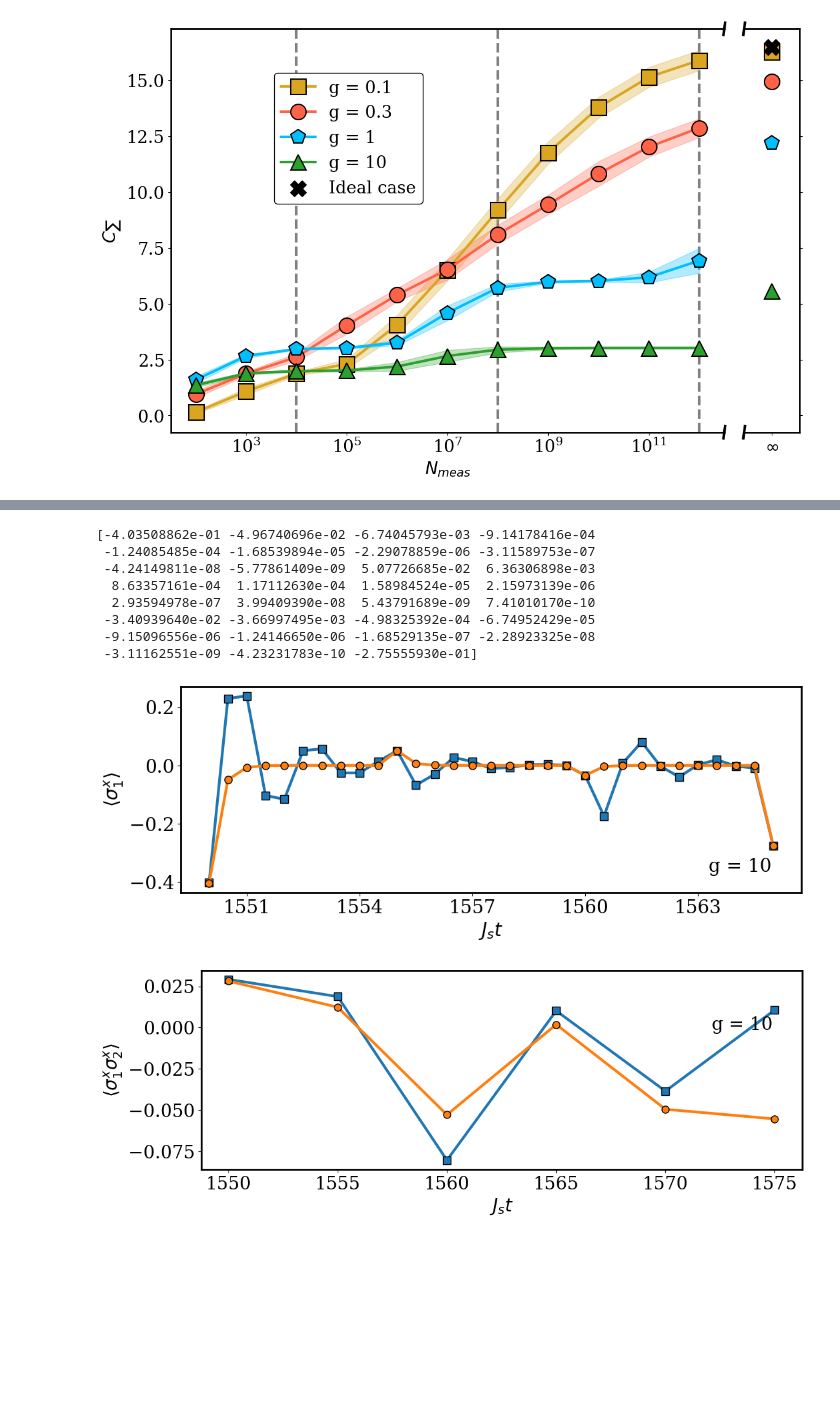
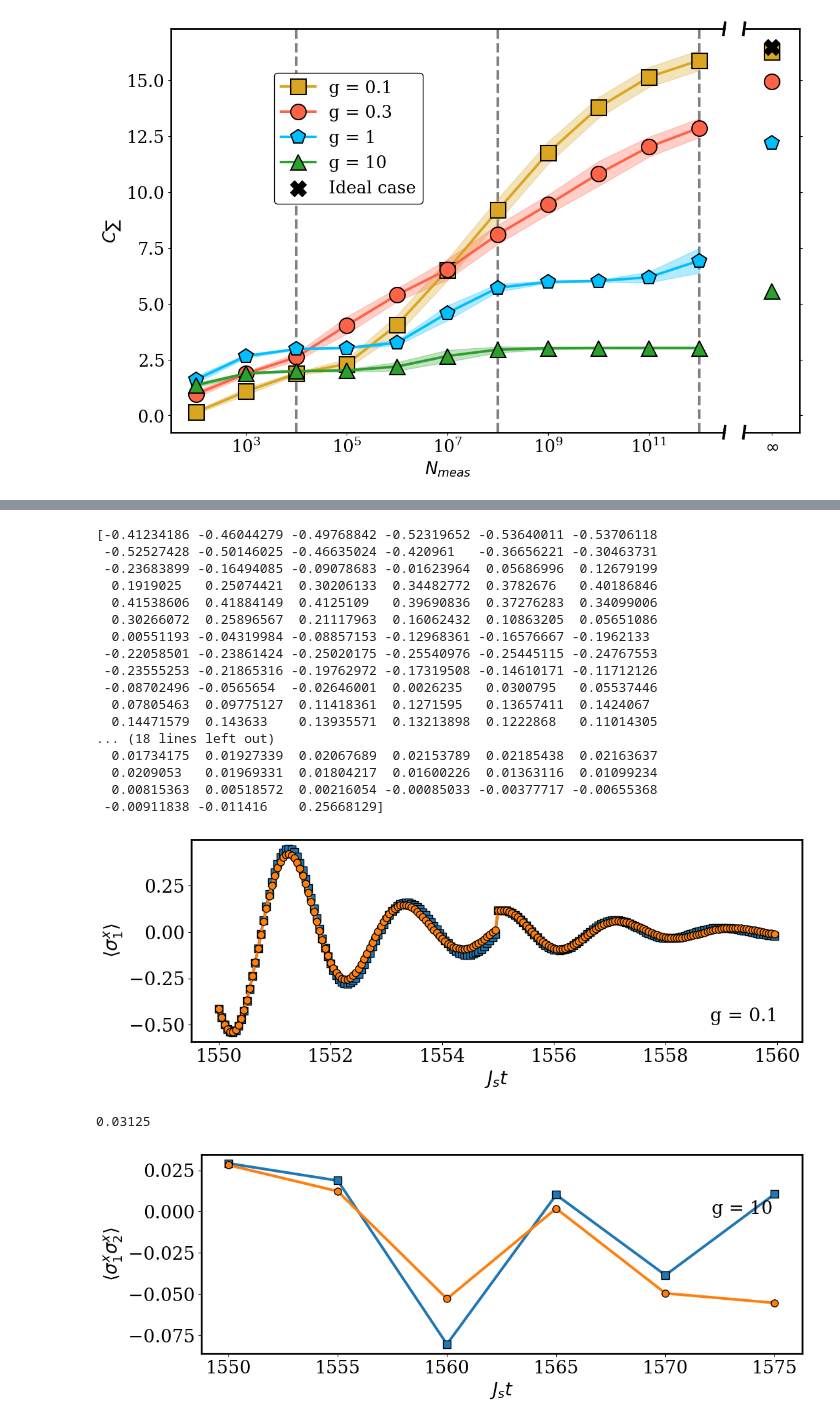
Before and after one commit to Mate1Coll/Neural-Network-in-Deep-Quantum-Classical-Architectures, a Jupyter notebook: test.ipynb, the cells around one changed output, grey strips where cells are left out. Cells and saved outputs as stored; diff of their text form; code cells hidden in the pictures; blank space fills up the shorter version.

```diff
--- a/test.ipynb
+++ b/test.ipynb
@@ -428,7 +428,7 @@ def obs_dynamics_comparison(L, Js, h, W, Vmp, task_name, dt=10, L_max=1, MeasStr
 	t_inj = np.arange(t_length, step=dt)
 
 	idx_min = 310
-	idx_max = 313
+	idx_max = 312
 
 	fig, ax = plt.subplots(figsize=(12,4))
 	sx_inp = [qutip.expect(qutip.sigmax(), i) for i in inp]
@@ -437,8 +437,8 @@ def obs_dynamics_comparison(L, Js, h, W, Vmp, task_name, dt=10, L_max=1, MeasStr
 	i = L_max-1
 	# ax.scatter(t_inj[idx_min:idx_max+1], sx_inp[idx_min:idx_max+1],color='k', marker='x', s=8**2) # Input signal
 
-	ax.plot(t_mp[idx_min*Vmp:idx_max*Vmp+1], loc_obs_ordered[bas + i,idx_min*Vmp:idx_max*Vmp+1], marker='s', markeredgecolor='k', markersize=8) # Sigma z dynamics (reescaled (1+x)/2)
-	ax.plot(t_mp[idx_min*Vmp:idx_max*Vmp+1], noisy_loc_obs_ordered[i,idx_min*Vmp:idx_max*Vmp+1], marker='o', markeredgecolor='k', markersize=8) # Sigma z dynamics (reescaled (1+x)/2)
+	ax.plot(t_mp[idx_min*Vmp:idx_max*Vmp], loc_obs_ordered[bas + i,idx_min*Vmp:idx_max*Vmp], marker='s', markeredgecolor='k', markersize=8) # Sigma z dynamics (reescaled (1+x)/2)
+	ax.plot(t_mp[idx_min*Vmp:idx_max*Vmp], noisy_loc_obs_ordered[i,idx_min*Vmp:idx_max*Vmp], marker='o', markeredgecolor='k', markersize=8) # Sigma z dynamics (reescaled (1+x)/2)
 
 	ax.set_xlabel(r'$J_st$')
 	ax.set_ylabel(fr'$\langle \sigma_{L_max}^x \rangle$')
@@ -453,17 +453,30 @@ def obs_dynamics_comparison(L, Js, h, W, Vmp, task_name, dt=10, L_max=1, MeasStr
 
 	return
 # %%
-obs_dynamics_comparison(L=9, Js=1, h=3, W=0.01, Vmp=10, task_name='Qinp', dt=5, L_max=1, MeasStr=10)
+obs_dynamics_comparison(L=5, Js=1, h=3, W=0.01, Vmp=100, task_name='Qinp', dt=5, L_max=1, MeasStr=0.1)
 # %% [output]
-[-4.03508862e-01 -4.96740696e-02 -6.74045793e-03 -9.14178416e-04
- -1.24085485e-04 -1.68539894e-05 -2.29078859e-06 -3.11589753e-07
- -4.24149811e-08 -5.77861409e-09  5.07726685e-02  6.36306898e-03
-  8.63357161e-04  1.17112630e-04  1.58984524e-05  2.15973139e-06
-  2.93594978e-07  3.99409390e-08  5.43791689e-09  7.41010170e-10
- -3.40939640e-02 -3.66997495e-03 -4.98325392e-04 -6.74952429e-05
- -9.15096556e-06 -1.24146650e-06 -1.68529135e-07 -2.28923325e-08
- -3.11162551e-09 -4.23231783e-10 -2.75555930e-01]
+[-0.41234186 -0.46044279 -0.49768842 -0.52319652 -0.53640011 -0.53706118
+ -0.52527428 -0.50146025 -0.46635024 -0.420961   -0.36656221 -0.30463731
+ -0.23683899 -0.16494085 -0.09078683 -0.01623964  0.05686996  0.12679199
+  0.1919025   0.25074421  0.30206133  0.34482772  0.3782676   0.40186846
+  0.41538606  0.41884149  0.4125109   0.39690836  0.37276283  0.34099006
+  0.30266072  0.25896567  0.21117963  0.16062432  0.10863205  0.05651086
+  0.00551193 -0.04319984 -0.08857153 -0.12968361 -0.16576667 -0.1962133
+ -0.22058501 -0.23861424 -0.25020175 -0.25540976 -0.25445115 -0.24767553
+ -0.23555253 -0.21865316 -0.19762972 -0.17319508 -0.14610171 -0.11712126
+ -0.08702496 -0.0565654  -0.02646001  0.0026235   0.0300795   0.05537446
+  0.07805463  0.09775127  0.11418361  0.1271595   0.13657411  0.1424067
+  0.14471579  0.143633    0.13935571  0.13213898  0.1222868   0.11014305
+... (18 lines left out)
+  0.01734175  0.01927339  0.02067689  0.02153789  0.02185438  0.02163637
+  0.0209053   0.01969331  0.01804217  0.01600226  0.01363116  0.01099234
+  0.00815363  0.00518572  0.00216054 -0.00085033 -0.00377717 -0.00655368
+ -0.00911838 -0.011416    0.25668129]
-[figure, old version]
+[figure, new version]
+# %%
+1/2**5
+# %% [output]
+0.03125
 # %%
 def corr_dynamics_comparison(L, Js, h, W, Vmp, task_name, dt=10, L_max=1, MeasStr=0.1):
 
```
Also changed, not shown: parts of 7 cells of this notebook, 5 other files.
